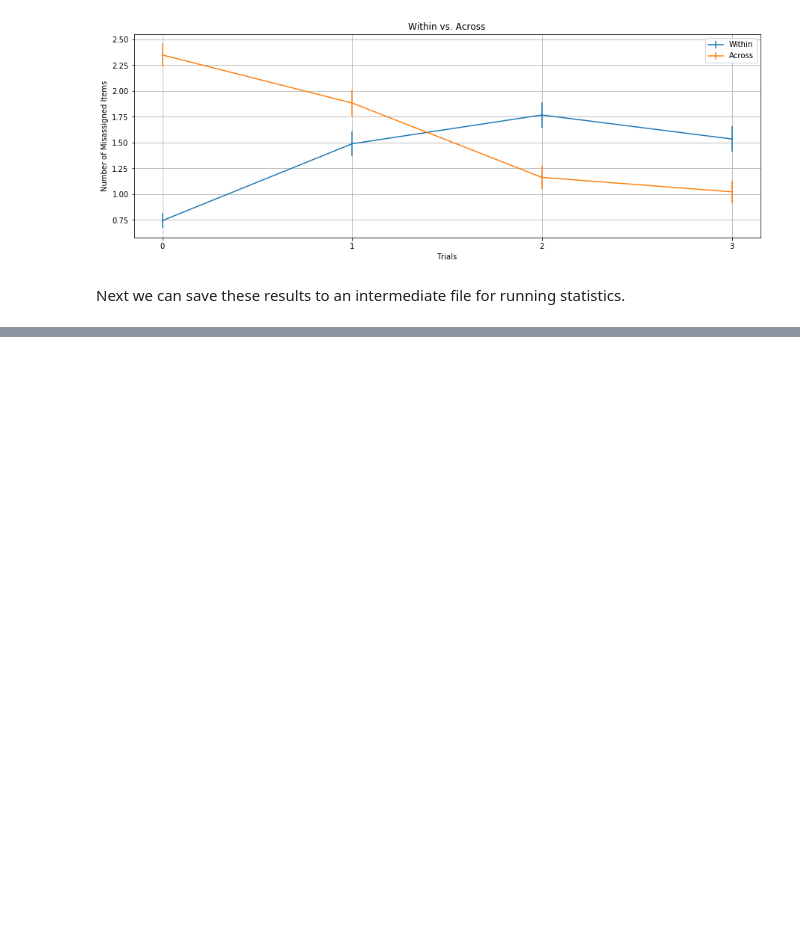
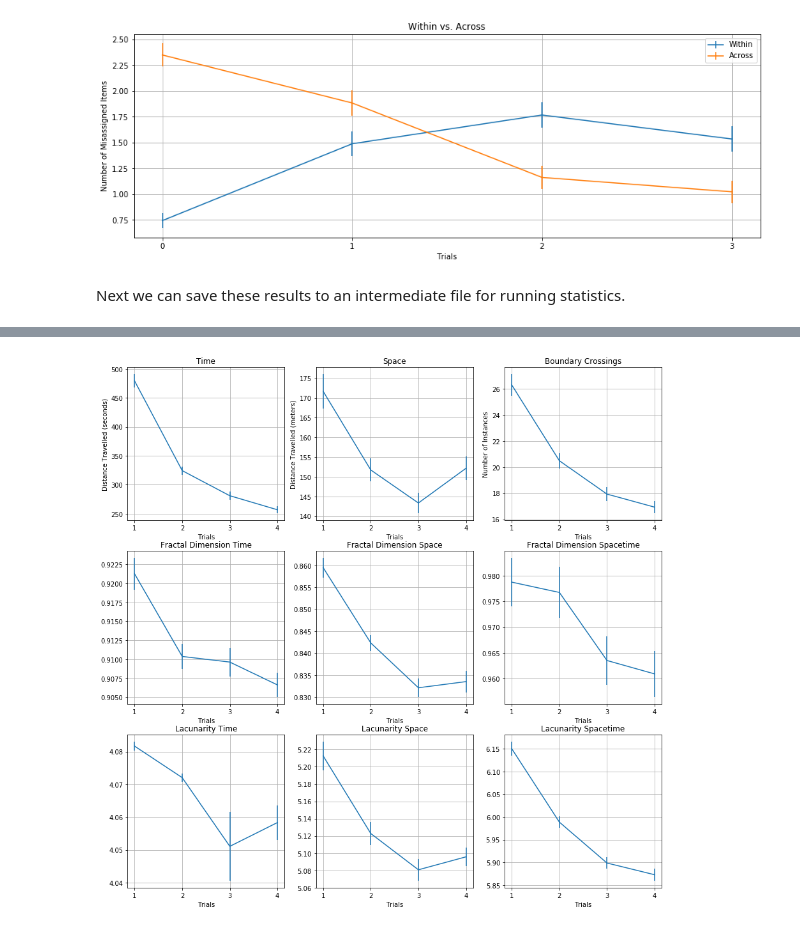
Before and after one commit to rokmetro/msl-iposition-pipeline-fork, a Jupyter notebook: examples/Time_Travel_Task_Analyses.ipynb, the cells around one changed output, grey strips where cells are left out. Saved outputs shown, nothing was run; the diff lists cells and outputs as text; code cells hidden in the pictures; blank space fills up the shorter version.

```diff
--- a/examples/Time_Travel_Task_Analyses.ipynb
+++ b/examples/Time_Travel_Task_Analyses.ipynb
@@ -78,7 +78,7 @@ test_cogrecon_time_only_filename = 'TimeTravelTask_TimeOnly.csv'
 import numpy as np
 import matplotlib.pyplot as plt
 
-def visualize_columns(data, column_names, titles, ylabels, fig_size=(15, 5), separate_plots=True, legend_labels=None):
+def visualize_columns(data, column_names, titles, ylabels, fig_size=(15, 5), separate_plots=True, legend_labels=None, subplot_shape=None):
     # Extract the columns of interest
     trial_num = data['trial']
     columns = [data[c_name] for c_name in column_names]
@@ -92,7 +92,11 @@ def visualize_columns(data, column_names, titles, ylabels, fig_size=(15, 5), sep
 
     # Visualize each trial-over-trial mean in a subplot
     if separate_plots:
-        f, axarr = plt.subplots(1, len(column_names))
+        if subplot_shape is None:
+            f, axarr = plt.subplots(1, len(column_names))
+        else:
+            f, axarr = plt.subplots(*subplot_shape)
+            axarr = [j for i in axarr for j in i]
         if len(column_names) == 1:
             axarr = [axarr]
         f.set_size_inches(fig_size)
@@ -258,0 +251,18 @@ if 'generate_intermediate_files' in vars() and generate_intermediate_files:
+# %%
+import pandas
+
+# Load the data
+data_nav = pandas.read_csv('time_travel_task_navigation_summary.csv')
+
+columns = ['time_travelled', 'space_travelled', 'context_boundary_crossings',
+           'fd_time', 'fd_space', 'fd_spacetime',
+           'lacunarity_time', 'lacunarity_space', 'lacunarity_spacetime']
+titles = ['Time', 'Space', 'Boundary Crossings',
+          'Fractal Dimension Time', 'Fractal Dimension Space', 'Fractal Dimension Spacetime',
+          'Lacunarity Time', 'Lacunarity Space', 'Lacunarity Spacetime']
+ylabels = ['Distance Travelled (seconds)', 'Distance Travelled (meters)', 'Number of Instances',
+           '', '', '', '', '', '']
+
+visualize_columns(data_nav, columns, titles, ylabels, separate_plots=True, subplot_shape=[3, 3], fig_size=(15, 15))
+# %% [output]
+[figure, added]
```
Also changed, not shown: parts of 14 cells of this notebook, 3 other files.
